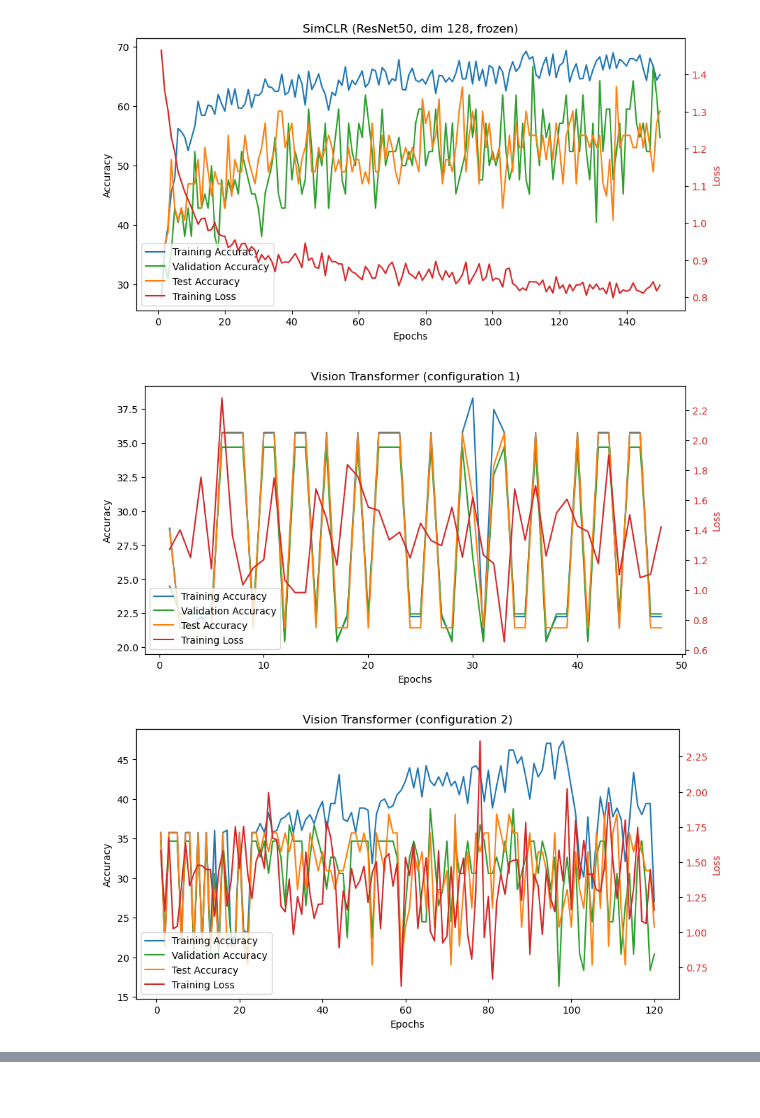
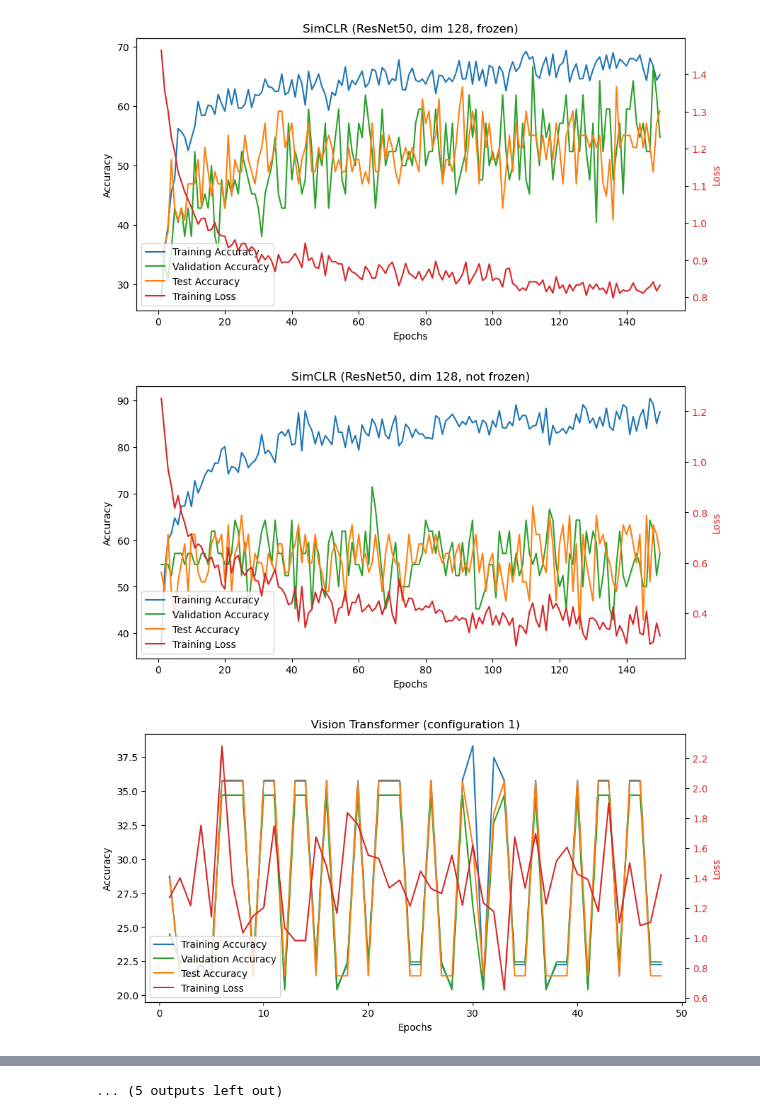
Before and after one commit to clairec03/OCTopy, a Jupyter notebook: plotter.ipynb, the cells around one changed output, grey strips where cells are left out. Cells and saved outputs as stored; diff of their text form; code cells hidden in the pictures; blank space fills up the shorter version.

Commit message:
Added more simclr, mixmatch, and fixmatch results

```diff
--- a/plotter.ipynb
+++ b/plotter.ipynb
@@ -155,9 +155,12 @@ titles = {
     "./simclr/feature_eval/csv/simclr_resnet18_dim256_batch256_epoch275_frozen.csv": "SimCLR (dim 256, frozen)",
     "./simclr/feature_eval/csv/simclr_resnet18_dim256_batch256_epoch275_notfrozen.csv": "SimCLR (dim 256, not frozen)",
     "./simclr/feature_eval/csv/simclr_resnet50_dim128_batch200_epoch295_frozen.csv": "SimCLR (ResNet50, dim 128, frozen)",
+    "./simclr/feature_eval/csv/simclr_resnet50_dim128_batch200_epoch295_notfrozen.csv": "SimCLR (ResNet50, dim 128, not frozen)",
     "./vision_transformer/train_acc.csv": "Vision Transformer (configuration 1)",
     "./vision_transformer/train_acc_1.csv": "Vision Transformer (configuration 2)",
     "./vision_transformer/train_acc_0.csv": "Vision Transformer (configuration 3)",
+    "./mixmatch_fixmatch/csv/mixmatch_orig.csv": "MixMatch (original)",
+    "./mixmatch_fixmatch/csv/fixmatch_orig.csv": "FixMatch (original)",
     "./mixmatch_fixmatch/csv/fixmatch_bigcrop.csv": "FixMatch (big crop)",
     "./mixmatch_fixmatch/csv/mixmatch_bigcrop.csv": "MixMatch (big crop)",
     "./mixmatch_fixmatch/csv/mixmatch_bigcrop_mu8.csv": "MixMatch (big crop, mu=8)",
@@ -185,12 +191,12 @@ Vision Transformer (configuration 3)            Epoch [155] has the best val acc
 FixMatch (big crop)             Epoch [1686] has the best val acc [42.857142857142854] with test acc [40.816326530612244]
 MixMatch (big crop)             Epoch [676] has the best val acc [69.04761904761905] with test acc [71.42857142857143]
 MixMatch (big crop, mu=8)               Epoch [475] has the best val acc [69.04761904761905] with test acc [59.183673469387756]
 [figure]
 [figure]
 [figure]
 [figure]
 [figure]
 [figure]
 [figure]
-[figure, old version]
+[figure, new version]
-[figure, old version]
+[figure, new version]
@@ -200,0 +205 @@ MixMatch (big crop, mu=8)               Epoch [475] has the best val acc [69.047
+... (5 outputs left out)
```
Also changed, not shown: parts of 1 cell of this notebook, 11 other files.
